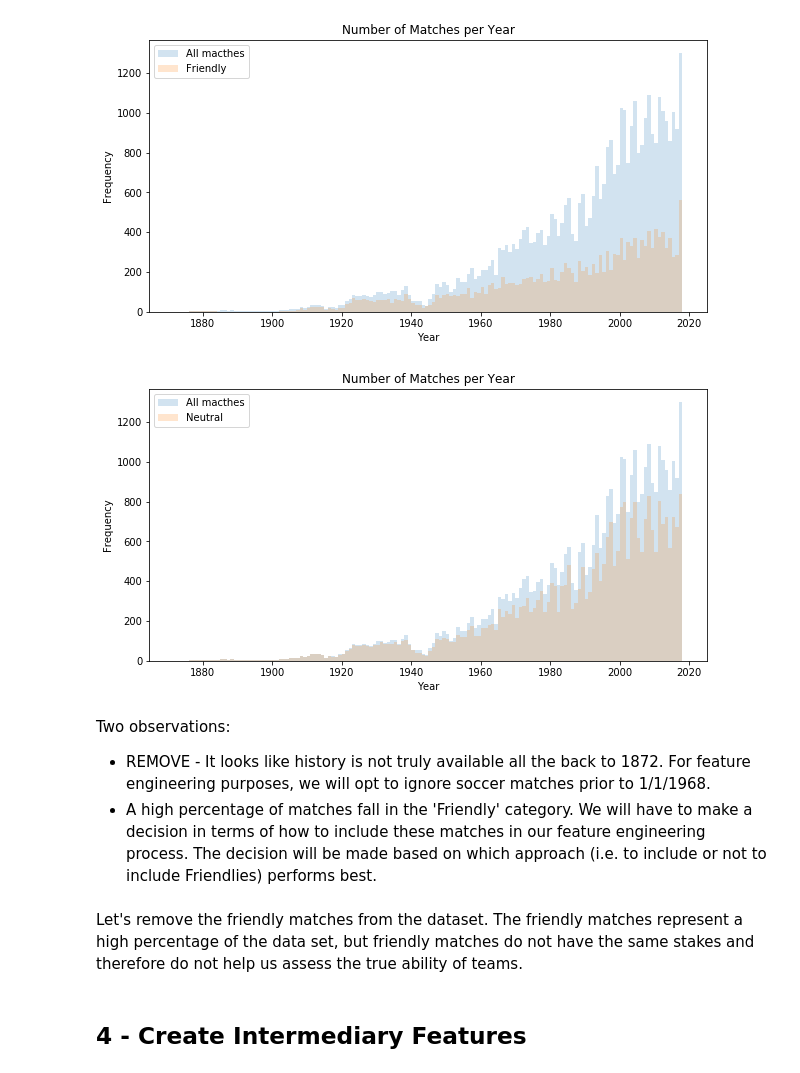
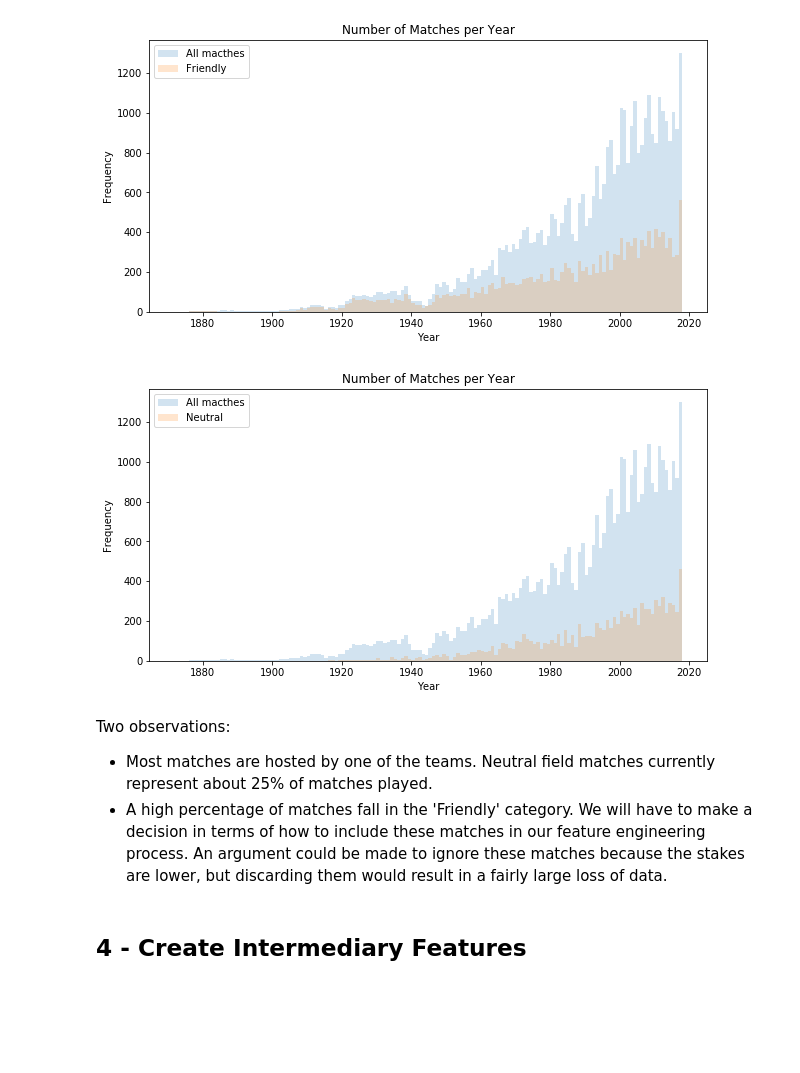
Before and after one commit to pjureidini/wc2018, a Jupyter notebook: feature_engineering.ipynb, the cells around one changed output. Drawn from its saved outputs; the diff is of its cells as text; code cells hidden in the pictures; blank space fills up the shorter version.

```diff
--- a/feature_engineering.ipynb
+++ b/feature_engineering.ipynb
@@ -83,14 +65,14 @@ plt.show()
 # %%
 # create yearly bins for plotting
 year_bins = np.linspace(min(df.year),max(df.year), max(df.year) - min(df.year) + 1)
 
 fig, ax = plt.subplots(1,1,figsize = (10,5))
 ax.hist(df['year'], bins = year_bins, alpha = 0.2, label = 'All macthes')
-ax.hist(df[df['neutral'] == 0]['year'], bins = year_bins, alpha = 0.2, label = 'Neutral')
+ax.hist(df[df['neutral'] == 1]['year'], bins = year_bins, alpha = 0.2, label = 'Neutral')
 ax.set_xlabel('Year')
 ax.set_ylabel('Frequency')
 ax.set_title('Number of Matches per Year')
 ax.legend()
 plt.show()
 # %% [output]
-[figure, old version]
+[figure, new version]
@@ -101,6 +79,4 @@ plt.show()
 # %% [markdown]
 Two observations:
- - REMOVE - It looks like history is not truly available all the back to 1872. For feature engineering purposes, we will opt to ignore soccer matches prior to 1/1/1968.
- - A high percentage of matches fall in the 'Friendly' category.  We will have to make a decision in terms of how to include these matches in our feature engineering process.  The decision will be made based on which approach (i.e. to include or not to include Friendlies) performs best.
+ - Most matches are hosted by one of the teams.  Neutral field matches currently represent about 25% of matches played.
+ - A high percentage of matches fall in the 'Friendly' category.  We will have to make a decision in terms of how to include these matches in our feature engineering process.  An argument could be made to ignore these matches because the stakes are lower, but discarding them would result in a fairly large loss of data.
-# %% [markdown]
-Let's remove the friendly matches from the dataset.  The friendly matches represent a high percentage of the data set, but friendly matches do not have the same stakes and therefore do not help us assess the true ability of teams.
```
Also changed, not shown: parts of 66 cells of this notebook, 11 other files.
